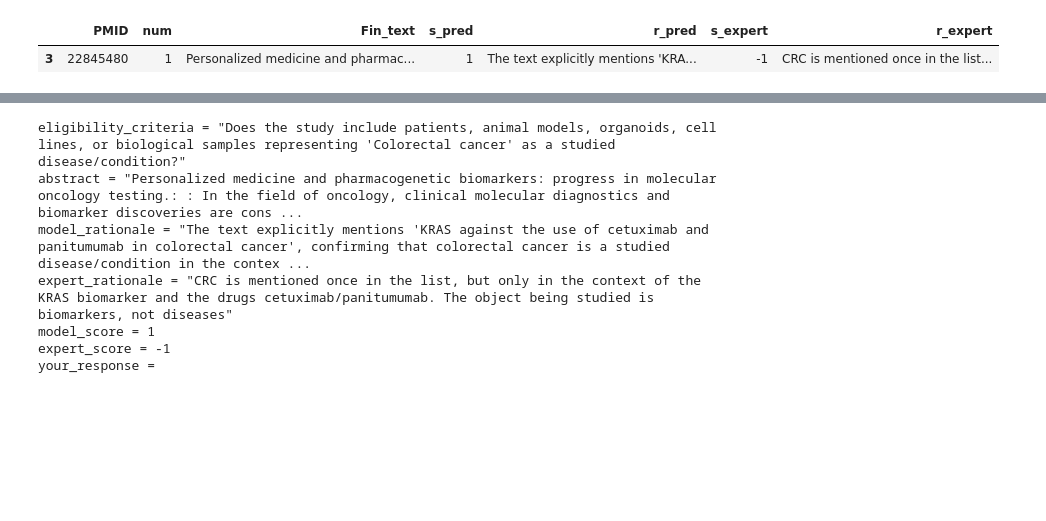
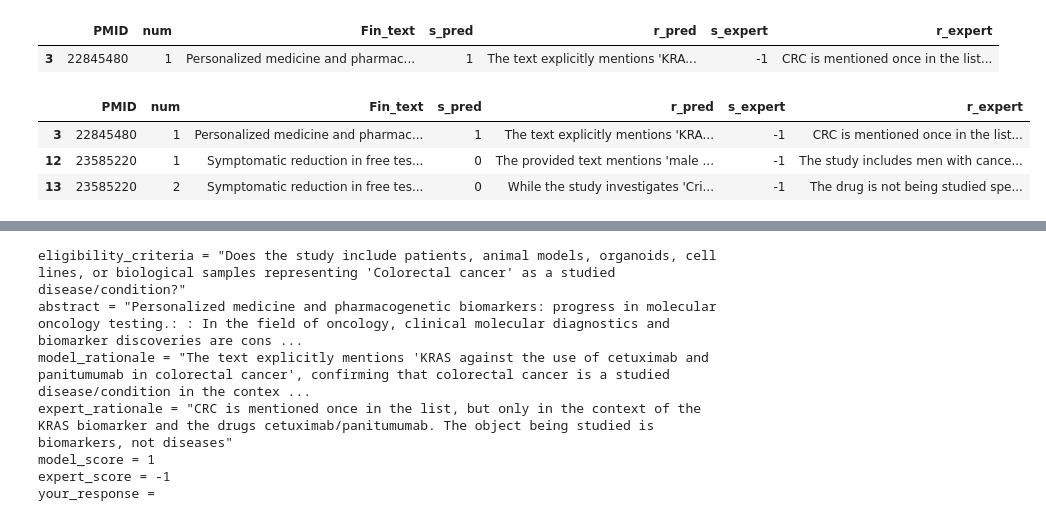
Before and after one commit to vnleonenko/GenerativeBenchmarkAI, a Jupyter notebook: mary/genben.ipynb, the cells around one changed output, grey strips where cells are left out. Drawn from its saved outputs; the diff is of its cells as text; code cells hidden in the pictures; blank space fills up the shorter version.

Commit message:
example of error id

```diff
--- a/mary/genben.ipynb
+++ b/mary/genben.ipynb
@@ -207,3 +228,10 @@ errors_df.head(1)
 # %% [output]
 |  | PMID | num | Fin_text | s_pred | r_pred | s_expert | r_expert |
 | 3 | 22845480 | 1 | Personalized medicine and pharmac... | 1 | The text explicitly mentions 'KRA... | -1 | CRC is mentioned once in the list... |
+# %%
+errors_df.iloc[:3]
+# %% [output]
+|  | PMID | num | Fin_text | s_pred | r_pred | s_expert | r_expert |
+| 3 | 22845480 | 1 | Personalized medicine and pharmac... | 1 | The text explicitly mentions 'KRA... | -1 | CRC is mentioned once in the list... |
+| 12 | 23585220 | 1 | Symptomatic reduction in free tes... | 0 | The provided text mentions 'male ... | -1 | The study includes men with cance... |
+| 13 | 23585220 | 2 | Symptomatic reduction in free tes... | 0 | While the study investigates 'Cri... | -1 | The drug is not being studied spe... |
```
Also changed, not shown: parts of 4 cells of this notebook, 1 other file.
